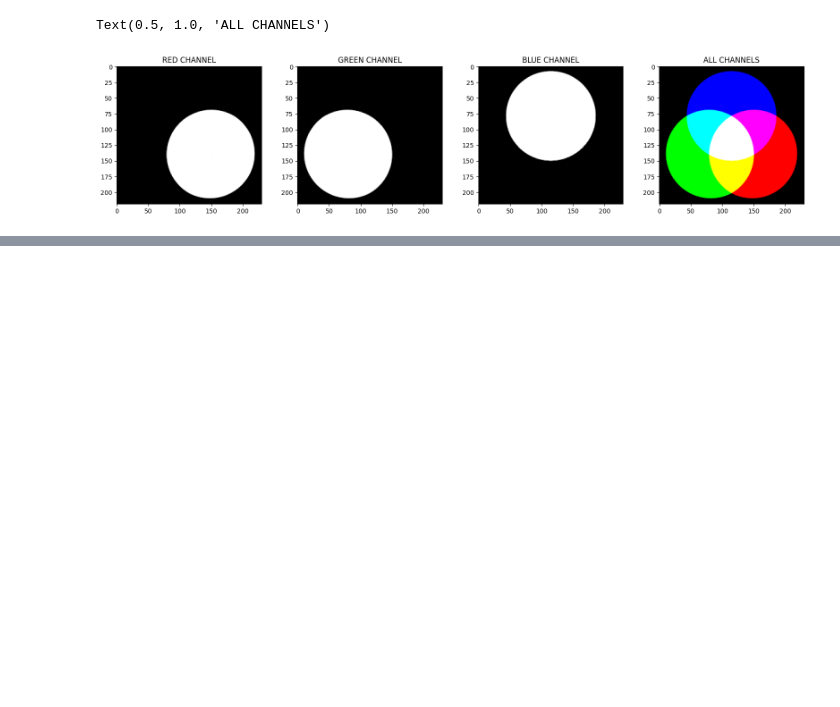
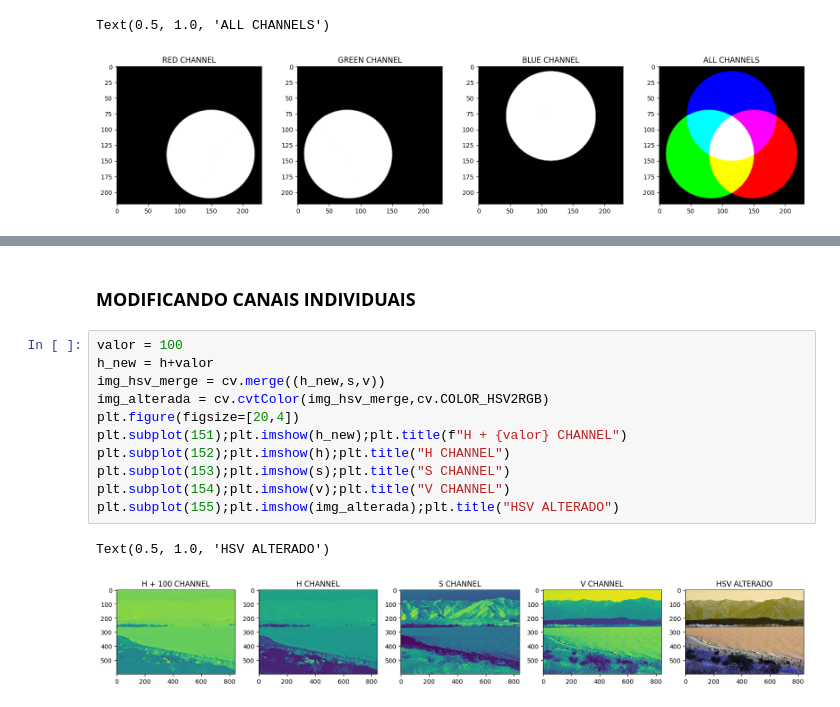
Before and after one commit to Felipex99/OPEN_CV, a Jupyter notebook: opencv.ipynb, the cells around one changed output, grey strips where cells are left out. Cells and saved outputs as stored; diff of their text form; blank space fills up the shorter version.

```diff
--- a/opencv.ipynb
+++ b/opencv.ipynb
@@ -225,0 +267,16 @@ Text(0.5, 1.0, 'ALL CHANNELS')
+# %% [markdown]
+<h3><b>MODIFICANDO CANAIS INDIVIDUAIS<b></h3>
+# %%
+valor = 100
+h_new = h+valor
+img_hsv_merge = cv.merge((h_new,s,v))
+img_alterada = cv.cvtColor(img_hsv_merge,cv.COLOR_HSV2RGB)
+plt.figure(figsize=[20,4])
+plt.subplot(151);plt.imshow(h_new);plt.title(f"H + {valor} CHANNEL")
+plt.subplot(152);plt.imshow(h);plt.title("H CHANNEL")
+plt.subplot(153);plt.imshow(s);plt.title("S CHANNEL")
+plt.subplot(154);plt.imshow(v);plt.title("V CHANNEL")
+plt.subplot(155);plt.imshow(img_alterada);plt.title("HSV ALTERADO")
+# %% [output]
+Text(0.5, 1.0, 'HSV ALTERADO')
+[figure, added]
```
Also changed, not shown: parts of 13 cells of this notebook, 2 other files.
